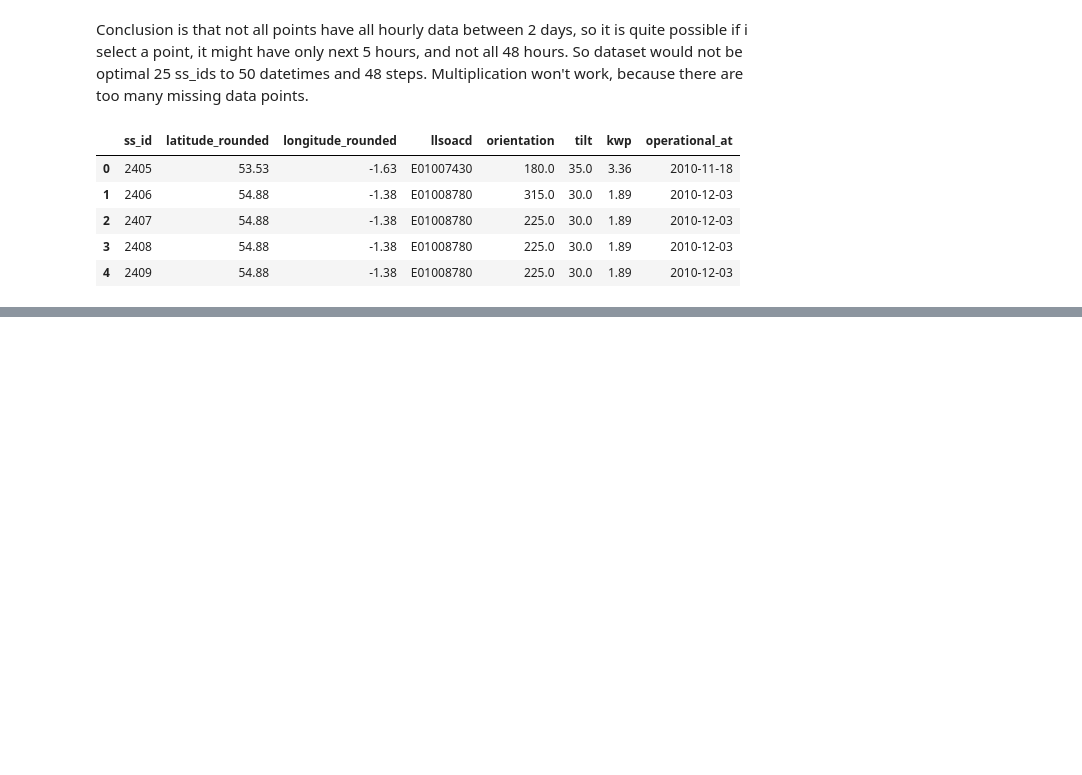
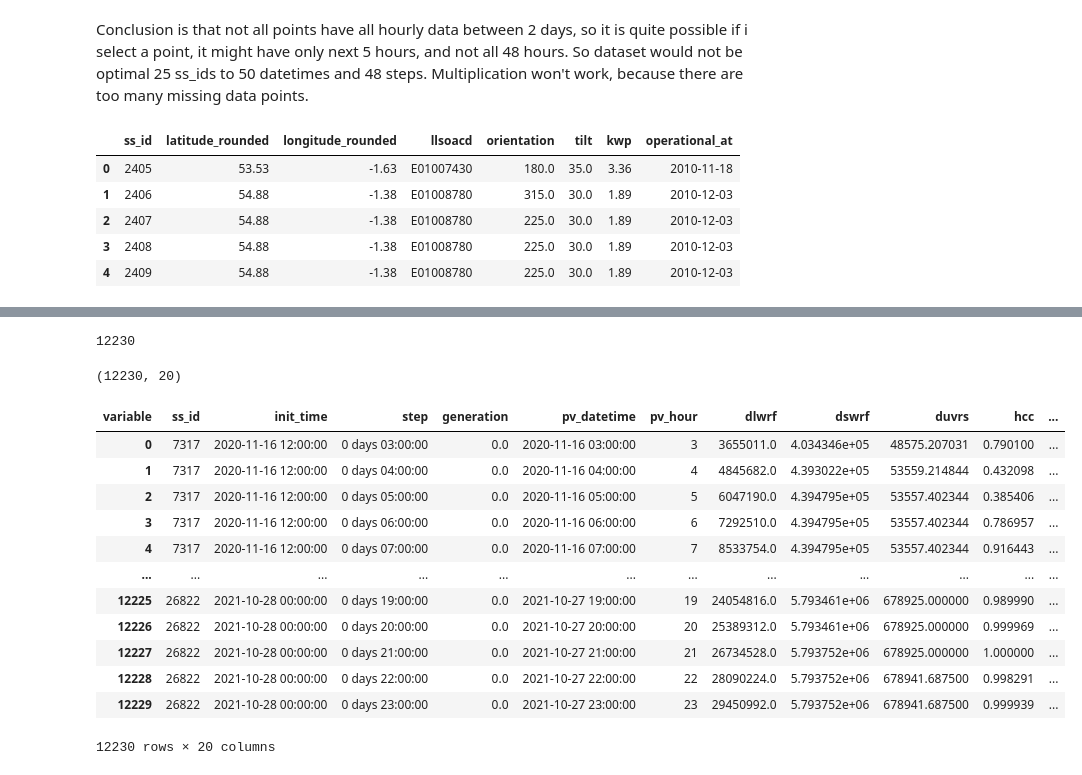
Before and after one commit to roshnaeem/gsoc-data, a Jupyter notebook: tft.ipynb, the cells around one changed output, grey strips where cells are left out. Cells and saved outputs as stored; diff of their text form; code cells hidden in the pictures; blank space fills up the shorter version.

```diff
--- a/tft.ipynb
+++ b/tft.ipynb
@@ -167,0 +193,3 @@ pv_df.to_csv("Try.csv")
+# %%
+combined_df = pd.merge(pv_df, meta_site_df, on='ss_id', how='inner')
+combined_df
@@ -167,0 +210,7 @@ pv_df.to_csv("Try.csv")
+# %%
+combined_df['pv_datetime'] = pd.to_datetime(combined_df['pv_datetime'])
+
+# Extract date and hour from pv_datetime
+combined_df['pv_date'] = combined_df['pv_datetime'].dt.date
+combined_df['pv_hour'] = combined_df['pv_datetime'].dt.hour
+combined_df
@@ -167,0 +238,54 @@ pv_df.to_csv("Try.csv")
+# %%
+dataframes = []
+
+for index, row in combined_df.iterrows():
+
+    ss_id = row['ss_id']
+
+    # Match pv_date to init_time
+    init_time_sel = nwp_data.sel(init_time=row['pv_datetime'], method="backfill")
+
+    # Match pv_hour to step
+    step_sel = init_time_sel.sel(step=pd.Timedelta(hours=row['pv_hour']), method="nearest")
+
+    data_sel = step_sel.sel(latitude=row['lat'], method="nearest") \
+                       .sel(longitude=row['long'], method="nearest")
+
+
+    data_df = data_sel.to_dataframe().reset_index()
+    pivot_df = data_df.pivot_table(index=['init_time', 'step'], columns='variable', values='ECMWF_UK').reset_index()
+
+    pivot_df['ss_id'] = ss_id
+    pivot_df['pv_datetime'] = row['pv_datetime']
+    pivot_df['generation'] = row['generation']
+    pivot_df['pv_hour'] = row['pv_hour']
+
+    dataframes.append(pivot_df)
+# %%
+# dataframes
+print(len(dataframes))
+# %% [output]
+12230
+# %%
+final_df = pd.concat(dataframes, ignore_index=True)
+desired_order = ['ss_id', 'init_time', 'step', 'generation', 'pv_datetime', 'pv_hour', 'dlwrf', 'dswrf', 'duvrs', 'hcc', 'lcc', 'mcc', 'sde', 'sr', 't2m', 'tcc', 'u10', 'u100', 'v10', 'v100']
+final_df = final_df[desired_order]
+print(final_df.shape)
+# %% [output]
+(12230, 20)
+# %%
+final_df
+# %% [output]
+| variable | ss_id | init_time | step | generation | pv_datetime | pv_hour | dlwrf | dswrf | duvrs | hcc | ... |
+| 0 | 7317 | 2020-11-16 12:00:00 | 0 days 03:00:00 | 0.0 | 2020-11-16 03:00:00 | 3 | 3655011.0 | 4.034346e+05 | 48575.207031 | 0.790100 | ... |
+| 1 | 7317 | 2020-11-16 12:00:00 | 0 days 04:00:00 | 0.0 | 2020-11-16 04:00:00 | 4 | 4845682.0 | 4.393022e+05 | 53559.214844 | 0.432098 | ... |
+| 2 | 7317 | 2020-11-16 12:00:00 | 0 days 05:00:00 | 0.0 | 2020-11-16 05:00:00 | 5 | 6047190.0 | 4.394795e+05 | 53557.402344 | 0.385406 | ... |
+| 3 | 7317 | 2020-11-16 12:00:00 | 0 days 06:00:00 | 0.0 | 2020-11-16 06:00:00 | 6 | 7292510.0 | 4.394795e+05 | 53557.402344 | 0.786957 | ... |
+| 4 | 7317 | 2020-11-16 12:00:00 | 0 days 07:00:00 | 0.0 | 2020-11-16 07:00:00 | 7 | 8533754.0 | 4.394795e+05 | 53557.402344 | 0.916443 | ... |
+| ... | ... | ... | ... | ... | ... | ... | ... | ... | ... | ... | ... |
+| 12225 | 26822 | 2021-10-28 00:00:00 | 0 days 19:00:00 | 0.0 | 2021-10-27 19:00:00 | 19 | 24054816.0 | 5.793461e+06 | 678925.000000 | 0.989990 | ... |
+| 12226 | 26822 | 2021-10-28 00:00:00 | 0 days 20:00:00 | 0.0 | 2021-10-27 20:00:00 | 20 | 25389312.0 | 5.793461e+06 | 678925.000000 | 0.999969 | ... |
+| 12227 | 26822 | 2021-10-28 00:00:00 | 0 days 21:00:00 | 0.0 | 2021-10-27 21:00:00 | 21 | 26734528.0 | 5.793752e+06 | 678925.000000 | 1.000000 | ... |
+| 12228 | 26822 | 2021-10-28 00:00:00 | 0 days 22:00:00 | 0.0 | 2021-10-27 22:00:00 | 22 | 28090224.0 | 5.793752e+06 | 678941.687500 | 0.998291 | ... |
+| 12229 | 26822 | 2021-10-28 00:00:00 | 0 days 23:00:00 | 0.0 | 2021-10-27 23:00:00 | 23 | 29450992.0 | 5.793752e+06 | 678941.687500 | 0.999939 | ... |
+12230 rows × 20 columns
```
Also changed, not shown: parts of 11 cells of this notebook, 1 other file.
